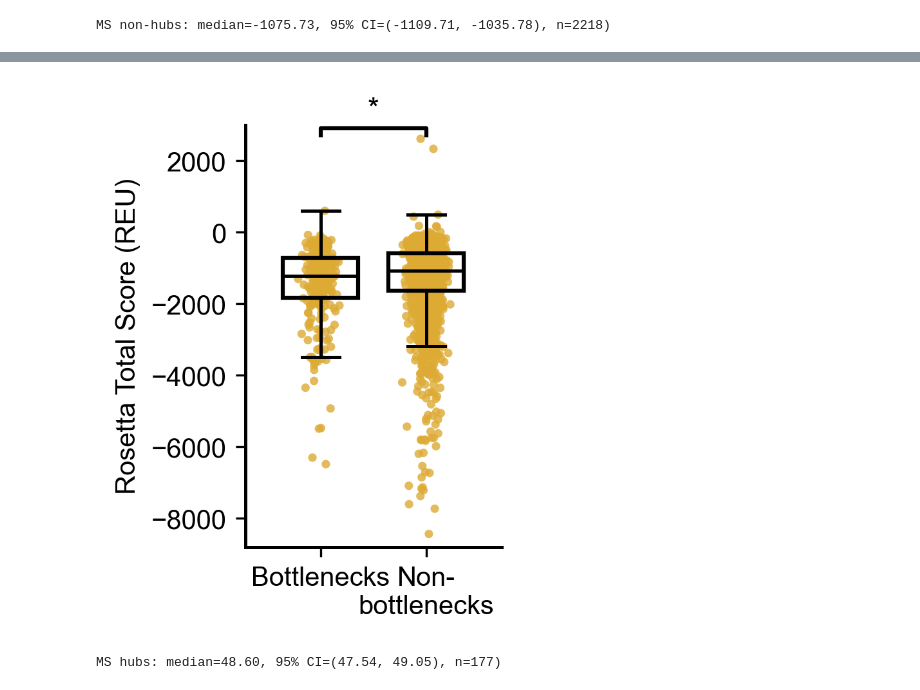
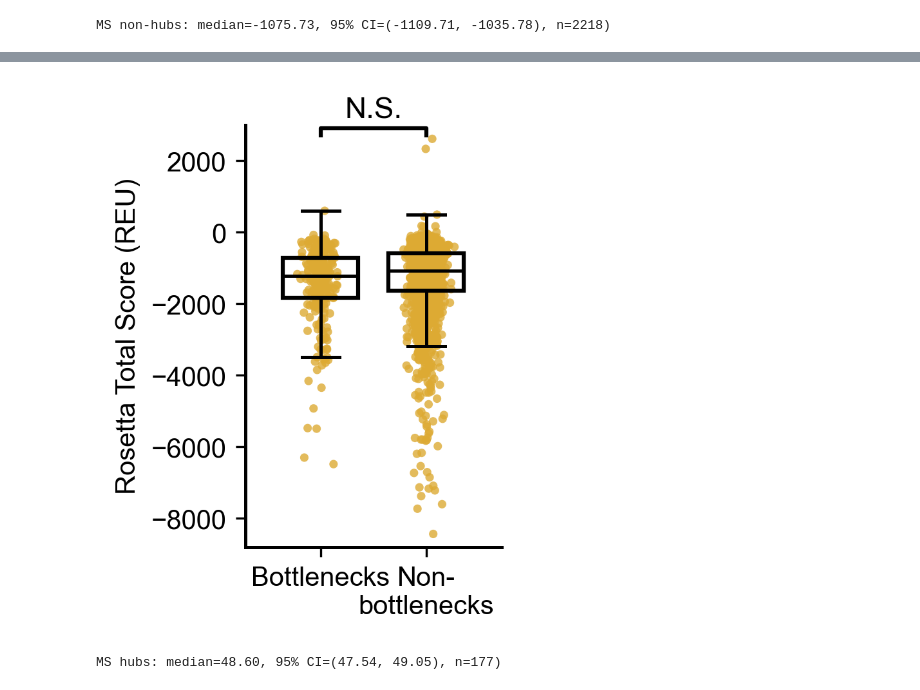
Before and after one commit to NCEMS/energetic-origins-of-PPI-connectivity, a Jupyter notebook: figures/supplementary/3-supplementary-figure.ipynb, the cells around one changed output, grey strips where cells are left out. Drawn from its saved outputs; the diff is of its cells as text; code cells hidden in the pictures.

```diff
--- a/figures/supplementary/3-supplementary-figure.ipynb
+++ b/figures/supplementary/3-supplementary-figure.ipynb
@@ -563,36 +611,36 @@ ax.set_ylim(-8800, 3000)
 
 # Place significance bracket at a fixed, nice height just above 0
 bracket_y = 2700
-add_bracket_with_text(ax, positions[0], positions[1], bracket_y, "*")
+add_bracket_with_text(ax, positions[0], positions[1], bracket_y, "N.S.")
 
 # === Horizontal lines + labels under the groups ===
 # Use x-axis transform so these sit below the x-axis, not in data (log) space
 trans = ax.get_xaxis_transform()  # x in data coords, y in axis fraction (0–1)
 
 # AE-MS group label under x-axis
 #ax.plot(
 #    [1.0, 1.7], [-0.16, -0.16],
 #    transform=trans,
 #    clip_on=False,
 #    color=MS_COLOR,
 #    lw=1.5,
 #)
 #ax.text(
 #    1.3, -0.20, "AE-MS",
 #    transform=trans,
 #    ha="center",
 #    va="top",
 #    fontsize=10,
 #    fontweight="bold",
 #    color=MS_COLOR,
 #)
 
 plt.xticks(fontsize=10)
 plt.tight_layout()
 plt.savefig("Supp3-3.svg")
 plt.show()
 # %% [output]
-[figure, old version]
+[figure, new version]
 # %%
 # Filter for proteins with 'meltome-fit-R2' > 0.9 and Only remove inf/nan — DO NOT require > 0
 ms_hub_vals = ms_hubs[ms_hubs['meltome-fit-R2'] > 0.9]["meltome-melting-point"]\
```
Also changed, not shown: parts of 7 cells of this notebook, 30 other files.
